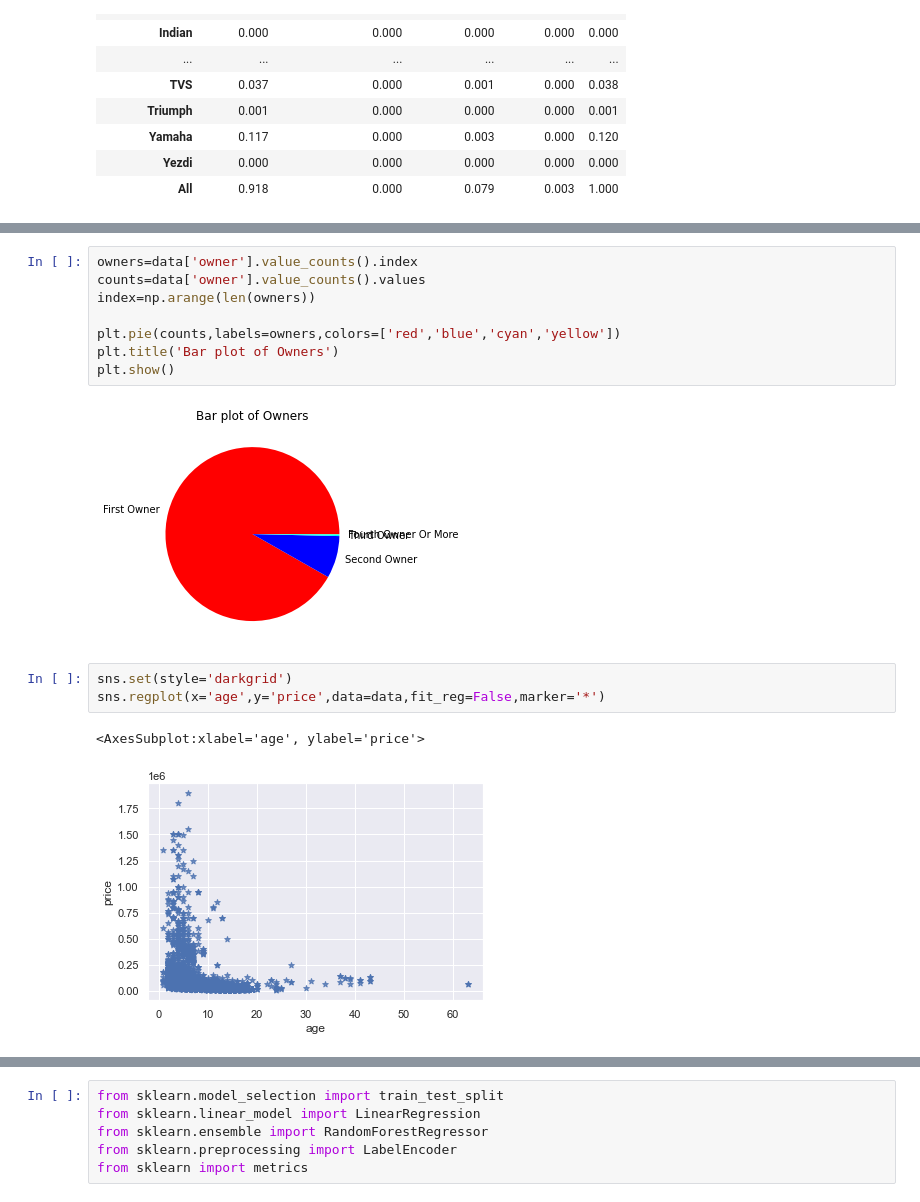
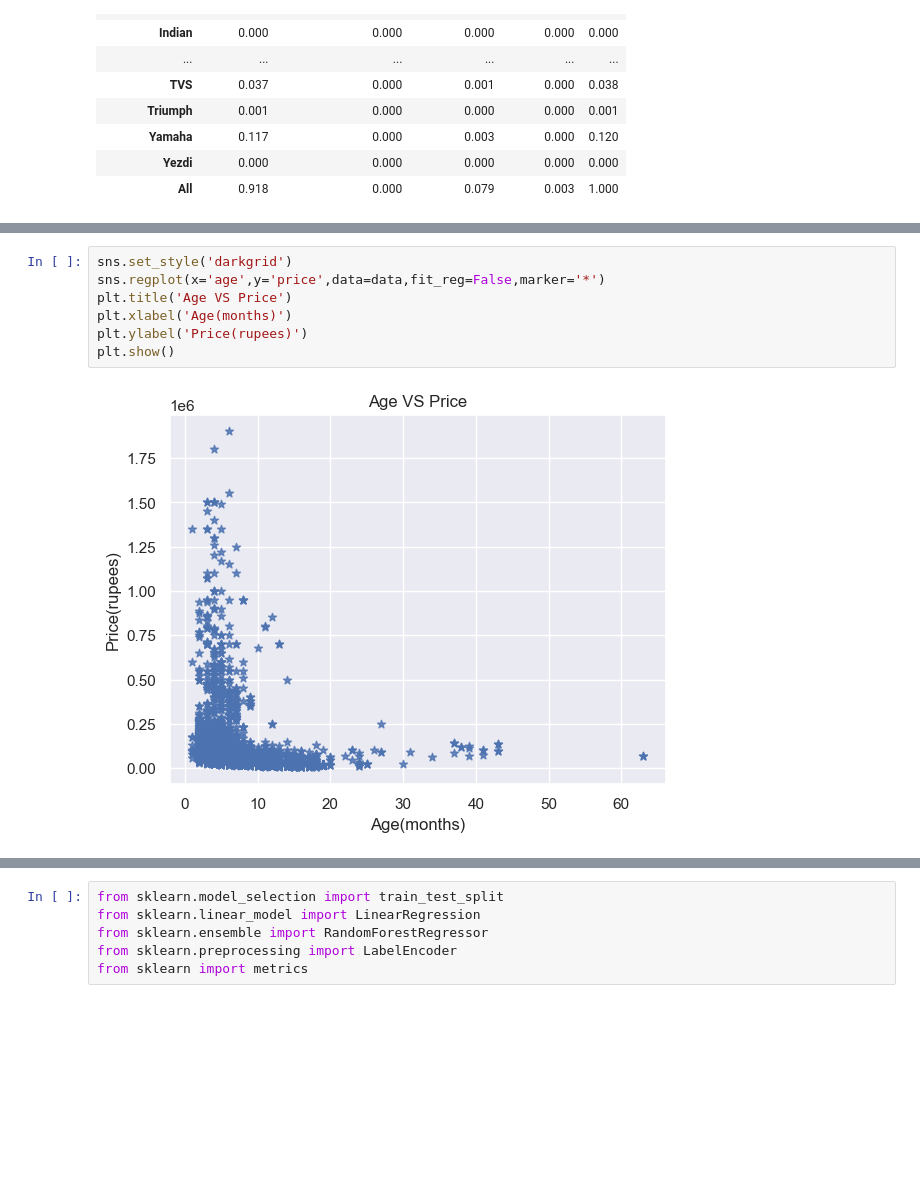
Before and after one commit to Pramod-Pasala/Used-Bike-Price-Prediction, a Jupyter notebook: main.ipynb, the cells around one changed output, grey strips where cells are left out. Cells and saved outputs as stored; diff of their text form; blank space fills up the shorter version.

```diff
--- a/main.ipynb
+++ b/main.ipynb
@@ -124,17 +124,10 @@ plt.show()
-# %%
-owners=data['owner'].value_counts().index
-counts=data['owner'].value_counts().values
-index=np.arange(len(owners))
-
-plt.pie(counts,labels=owners,colors=['red','blue','cyan','yellow'])
-plt.title('Bar plot of Owners')
-plt.show()
-# %% [output]
-[figure, removed]
 # %%
-sns.set(style='darkgrid')
+sns.set_style('darkgrid')
 sns.regplot(x='age',y='price',data=data,fit_reg=False,marker='*')
+plt.title('Age VS Price')
+plt.xlabel('Age(months)')
+plt.ylabel('Price(rupees)')
+plt.show()
 # %% [output]
-<AxesSubplot:xlabel='age', ylabel='price'>
-[figure, old version]
+[figure, new version]
 # %%
```
Also changed, not shown: parts of 20 cells of this notebook, 11 other files.
